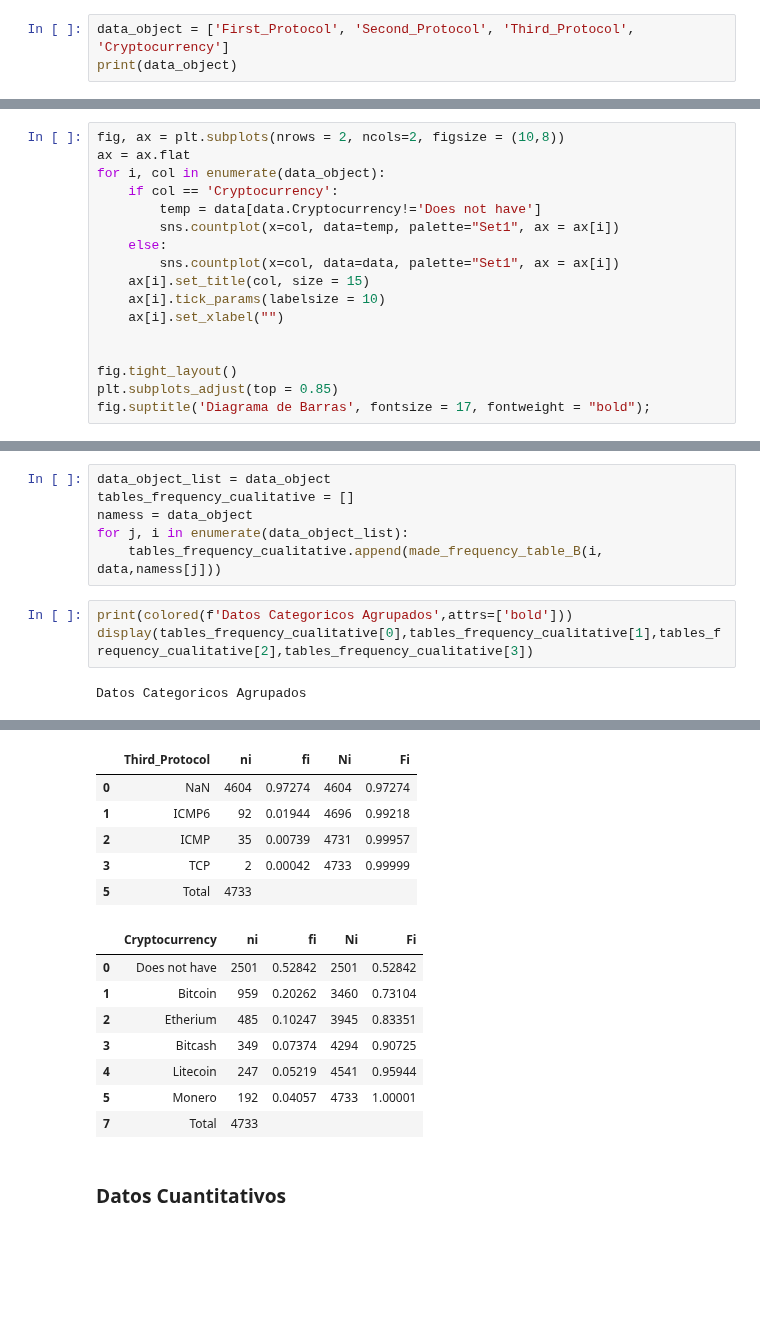
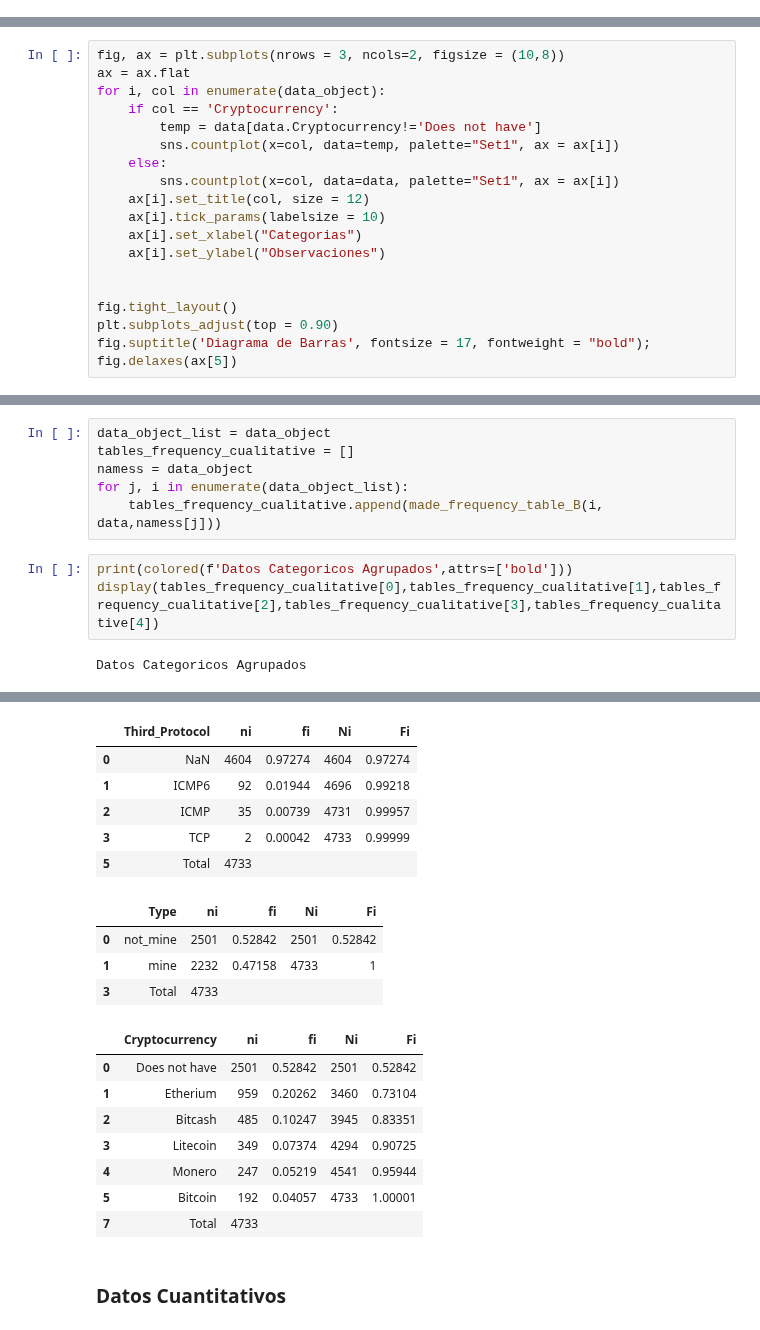
Before and after one commit to Kaiziferr/-Miner_Detector, a Jupyter notebook: PDG/1. Analisis_Univariado_Time_Datos_Trafico_Mineros_Identificados.ipynb, the cells around one changed output, grey strips where cells are left out. Drawn from its saved outputs; the diff is of its cells as text; blank space fills up the shorter version.

```diff
--- a/PDG/1. Analisis_Univariado_Time_Datos_Trafico_Mineros_Identificados.ipynb
+++ b/PDG/1. Analisis_Univariado_Time_Datos_Trafico_Mineros_Identificados.ipynb
@@ -241,5 +240,2 @@ print(data_numeric)
 # %% [markdown]
 Variables categoricas
-# %%
-data_object = ['First_Protocol', 'Second_Protocol', 'Third_Protocol', 'Cryptocurrency']
-print(data_object)
@@ -283,5 +273,5 @@ Analisis descriptivo no agrupado
 # %%
-fig, ax = plt.subplots(nrows = 2, ncols=2, figsize = (10,8))
+fig, ax = plt.subplots(nrows = 3, ncols=2, figsize = (10,8))
 ax = ax.flat
 for i, col in enumerate(data_object):
     if col == 'Cryptocurrency':
@@ -289,12 +279,14 @@ for i, col in enumerate(data_object):
         sns.countplot(x=col, data=temp, palette="Set1", ax = ax[i])
     else:
         sns.countplot(x=col, data=data, palette="Set1", ax = ax[i])
-    ax[i].set_title(col, size = 15)
+    ax[i].set_title(col, size = 12)
     ax[i].tick_params(labelsize = 10)
-    ax[i].set_xlabel("")
+    ax[i].set_xlabel("Categorias")
+    ax[i].set_ylabel("Observaciones")
 
 
 fig.tight_layout()
-plt.subplots_adjust(top = 0.85)
+plt.subplots_adjust(top = 0.90)
 fig.suptitle('Diagrama de Barras', fontsize = 17, fontweight = "bold");
+fig.delaxes(ax[5])
 # %% [output]
@@ -307,7 +299,7 @@ for j, i in enumerate(data_object_list):
     tables_frequency_cualitative.append(made_frequency_table_B(i, data,namess[j]))
 # %%
 print(colored(f'Datos Categoricos Agrupados',attrs=['bold']))
-display(tables_frequency_cualitative[0],tables_frequency_cualitative[1],tables_frequency_cualitative[2],tables_frequency_cualitative[3])
+display(tables_frequency_cualitative[0],tables_frequency_cualitative[1],tables_frequency_cualitative[2],tables_frequency_cualitative[3],tables_frequency_cualitative[4])
 # %% [output]
 Datos Categoricos Agrupados
 |  | First_Protocol | ni | fi | Ni | Fi |
@@ -323,20 +315,24 @@ Datos Categoricos Agrupados
 | 3 | ICMP6 | 6 | 0.00127 | 4730 | 0.99937 |
 | 4 | ICMP | 3 | 0.00063 | 4733 | 1 |
 | 6 | Total | 4733 |  |  |  |
 |  | Third_Protocol | ni | fi | Ni | Fi |
 | 0 | NaN | 4604 | 0.97274 | 4604 | 0.97274 |
 | 1 | ICMP6 | 92 | 0.01944 | 4696 | 0.99218 |
 | 2 | ICMP | 35 | 0.00739 | 4731 | 0.99957 |
 | 3 | TCP | 2 | 0.00042 | 4733 | 0.99999 |
 | 5 | Total | 4733 |  |  |  |
-|  | Cryptocurrency | ni | fi | Ni | Fi |
-| 0 | Does not have | 2501 | 0.52842 | 2501 | 0.52842 |
-| 1 | Bitcoin | 959 | 0.20262 | 3460 | 0.73104 |
-| 2 | Etherium | 485 | 0.10247 | 3945 | 0.83351 |
-| 3 | Bitcash | 349 | 0.07374 | 4294 | 0.90725 |
-| 4 | Litecoin | 247 | 0.05219 | 4541 | 0.95944 |
-| 5 | Monero | 192 | 0.04057 | 4733 | 1.00001 |
-| 7 | Total | 4733 |  |  |  |
+|  | Type | ni | fi | Ni | Fi |
+| 0 | not_mine | 2501 | 0.52842 | 2501 | 0.52842 |
+| 1 | mine | 2232 | 0.47158 | 4733 | 1 |
+| 3 | Total | 4733 |  |  |  |
+|  | Cryptocurrency | ni | fi | Ni | Fi |
+| 0 | Does not have | 2501 | 0.52842 | 2501 | 0.52842 |
+| 1 | Etherium | 959 | 0.20262 | 3460 | 0.73104 |
+| 2 | Bitcash | 485 | 0.10247 | 3945 | 0.83351 |
+| 3 | Litecoin | 349 | 0.07374 | 4294 | 0.90725 |
+| 4 | Monero | 247 | 0.05219 | 4541 | 0.95944 |
+| 5 | Bitcoin | 192 | 0.04057 | 4733 | 1.00001 |
+| 7 | Total | 4733 |  |  |  |
 # %% [markdown]
 ### Datos Cuantitativos
 # %%
```
Also changed, not shown: parts of 22 cells of this notebook, 12 other files.
